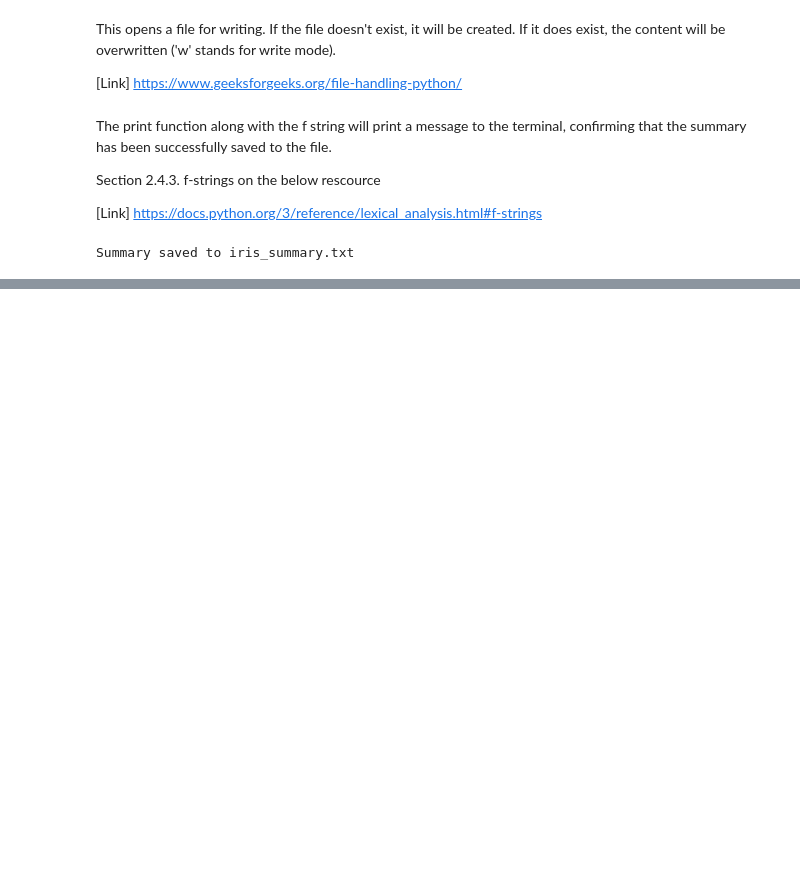
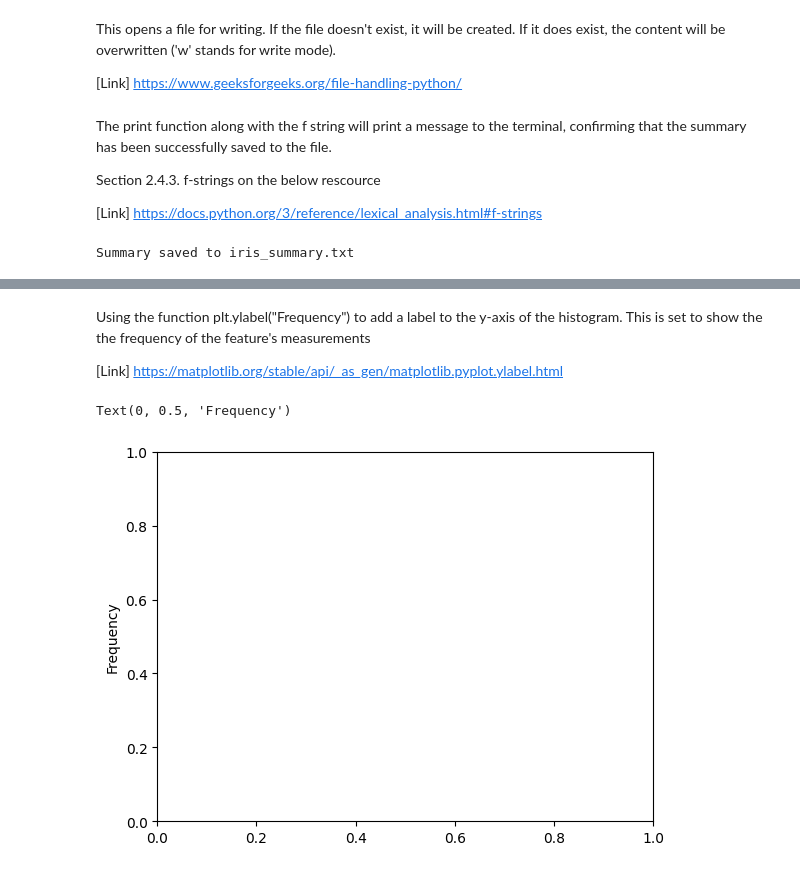
Before and after one commit to LDonn32/pands-project, a Jupyter notebook: analysis.ipynb, the cells around one changed output, grey strips where cells are left out. Cells and saved outputs as stored; diff of their text form; code cells hidden in the pictures; blank space fills up the shorter version.

```diff
--- a/analysis.ipynb
+++ b/analysis.ipynb
@@ -113,0 +201,11 @@ Summary saved to iris_summary.txt
+# %% [markdown]
+Using the function plt.ylabel("Frequency") to add a label to the y-axis of the histogram. This is set to show the the frequency of the feature's measurements
+
+
+[Link] https://matplotlib.org/stable/api/_as_gen/matplotlib.pyplot.ylabel.html
+# %%
+# Add labels for Y axis
+plt.ylabel("Frequency")
+# %% [output]
+Text(0, 0.5, 'Frequency')
+[figure, added]
```
Also changed, not shown: parts of 22 cells of this notebook, 1 other file.
